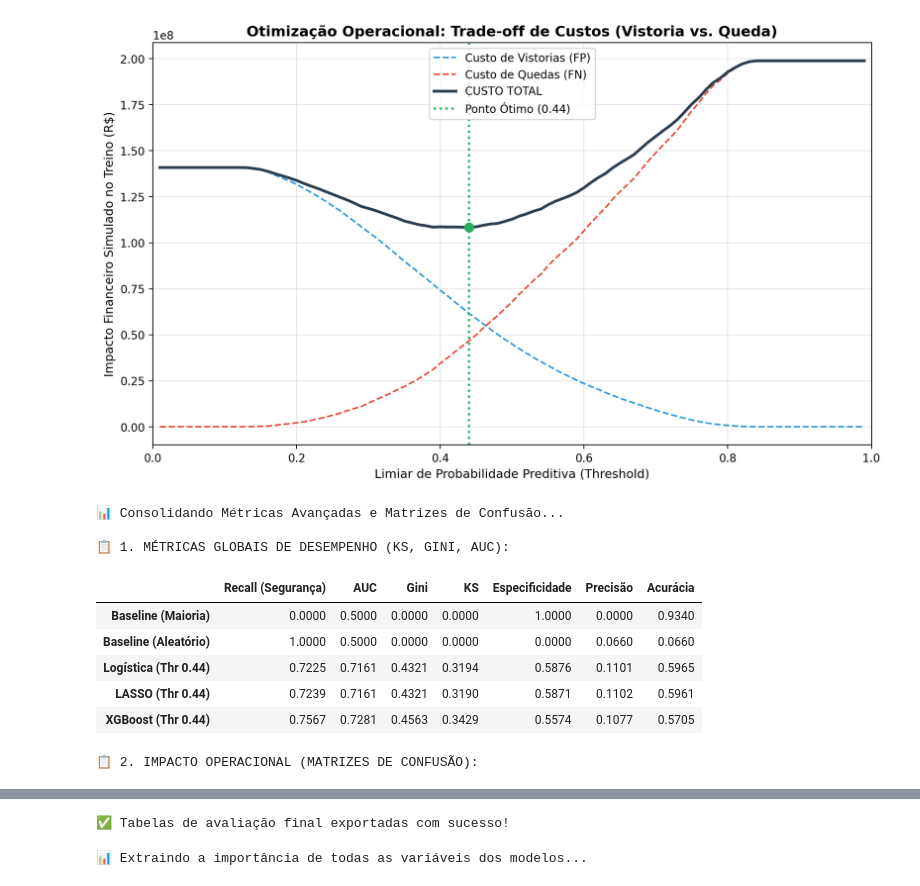
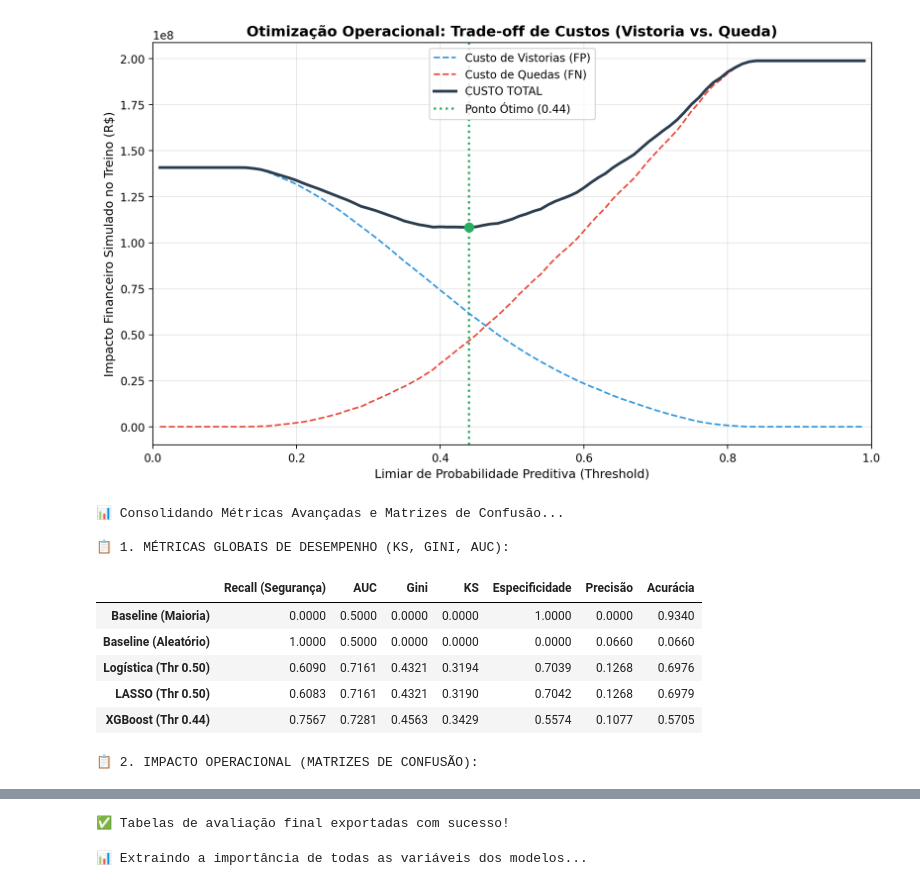
Before and after one commit to micadw/tcc_risco_queda_v-pub, a Jupyter notebook: notebooks/02_modelagem.ipynb, the cells around one changed output, grey strips where cells are left out. Drawn from its saved outputs; the diff is of its cells as text; code cells hidden in the pictures.

```diff
--- a/notebooks/02_modelagem.ipynb
+++ b/notebooks/02_modelagem.ipynb
@@ -642,8 +642,8 @@ print("📊 Consolidando Métricas Avançadas e Matrizes de Confusão...")
 tabela_metricas = {
     'Baseline (Maioria)': calcular_metricas_limiar(y_test, df_test_results['prob_maioria'], 0.50),
     'Baseline (Aleatório)': calcular_metricas_limiar(y_test, df_test_results['prob_aleatorio'], 0.50),
-    f'Logística (Thr {threshold_otimo:.2f})': calcular_metricas_limiar(y_test, df_test_results['prob_logistica'], threshold_otimo),
-    f'LASSO (Thr {threshold_otimo:.2f})': calcular_metricas_limiar(y_test, df_test_results['prob_lasso'], threshold_otimo),
+    f'Logística (Thr 0.50)': calcular_metricas_limiar(y_test, df_test_results['prob_logistica'], 0.50),
+    f'LASSO (Thr 0.50)': calcular_metricas_limiar(y_test, df_test_results['prob_lasso'], 0.50),
     f'XGBoost (Thr {threshold_otimo:.2f})': calcular_metricas_limiar(y_test, df_test_results['prob_xgb'], threshold_otimo)
 }
 
@@ -653,37 +653,37 @@ df_metricas = pd.DataFrame.from_dict(tabela_metricas, orient='index', columns=co
 # 2. Aplicando a função do src/evaluation.py para as Matrizes de Confusão
 tabela_matrizes = {
     'Baseline (Maioria)': extrair_matriz_quadrantes(y_test, df_test_results['prob_maioria'], 0.50),
     'Baseline (Aleatório)': extrair_matriz_quadrantes(y_test, df_test_results['prob_aleatorio'], 0.50),
-    f'Logística (Thr {threshold_otimo:.2f})': extrair_matriz_quadrantes(y_test, df_test_results['prob_logistica'], threshold_otimo),
-    f'LASSO (Thr {threshold_otimo:.2f})': extrair_matriz_quadrantes(y_test, df_test_results['prob_lasso'], threshold_otimo),
+    f'Logística (Thr 0.50)': extrair_matriz_quadrantes(y_test, df_test_results['prob_logistica'], 0.50),
+    f'LASSO (Thr 0.50)': extrair_matriz_quadrantes(y_test, df_test_results['prob_lasso'], 0.50),
     f'XGBoost (Thr {threshold_otimo:.2f})': extrair_matriz_quadrantes(y_test, df_test_results['prob_xgb'], threshold_otimo)
 }
 
 df_matrizes = pd.DataFrame.from_dict(tabela_matrizes, orient='index')
 
 # 3. Exibição
 print("\n📋 1. MÉTRICAS GLOBAIS DE DESEMPENHO (KS, GINI, AUC):")
 display(df_metricas)
 
 print("\n📋 2. IMPACTO OPERACIONAL (MATRIZES DE CONFUSÃO):")
 display(df_matrizes)
 
 # 4. Exportação Rigorosa (CSV PT-BR)
 caminho_metricas = f'results/tables/08_tabela_metricas_finais_{sufixo_data}.csv'
 caminho_matrizes = f'results/tables/09_comparacao_matrizes_{sufixo_data}.csv'
 
 df_metricas.to_csv(caminho_metricas, sep=';', decimal=',')
 df_matrizes.to_csv(caminho_matrizes, sep=';', decimal=',')
 print("✅ Tabelas de avaliação final exportadas com sucesso!")
 # %% [output]
 📊 Consolidando Métricas Avançadas e Matrizes de Confusão...
 
 📋 1. MÉTRICAS GLOBAIS DE DESEMPENHO (KS, GINI, AUC):
 |  | Recall (Segurança) | AUC | Gini | KS | Especificidade | Precisão | Acurácia |
 | Baseline (Maioria) | 0.0000 | 0.5000 | 0.0000 | 0.0000 | 1.0000 | 0.0000 | 0.9340 |
 | Baseline (Aleatório) | 1.0000 | 0.5000 | 0.0000 | 0.0000 | 0.0000 | 0.0660 | 0.0660 |
-| Logística (Thr 0.44) | 0.7225 | 0.7161 | 0.4321 | 0.3194 | 0.5876 | 0.1101 | 0.5965 |
-| LASSO (Thr 0.44) | 0.7239 | 0.7161 | 0.4321 | 0.3190 | 0.5871 | 0.1102 | 0.5961 |
+| Logística (Thr 0.50) | 0.6090 | 0.7161 | 0.4321 | 0.3194 | 0.7039 | 0.1268 | 0.6976 |
+| LASSO (Thr 0.50) | 0.6083 | 0.7161 | 0.4321 | 0.3190 | 0.7042 | 0.1268 | 0.6979 |
 | XGBoost (Thr 0.44) | 0.7567 | 0.7281 | 0.4563 | 0.3429 | 0.5574 | 0.1077 | 0.5705 |
 📋 2. IMPACTO OPERACIONAL (MATRIZES DE CONFUSÃO):
 |  | Verdadeiros Negativos (TN - Seguras) | Falsos Positivos (FP - Alarme Falso) | Falsos Negativos (FN - Queda Omit... | Verdadeiros Positivos (TP - Queda... | ... |
```
Also changed, not shown: parts of 3 cells of this notebook.
